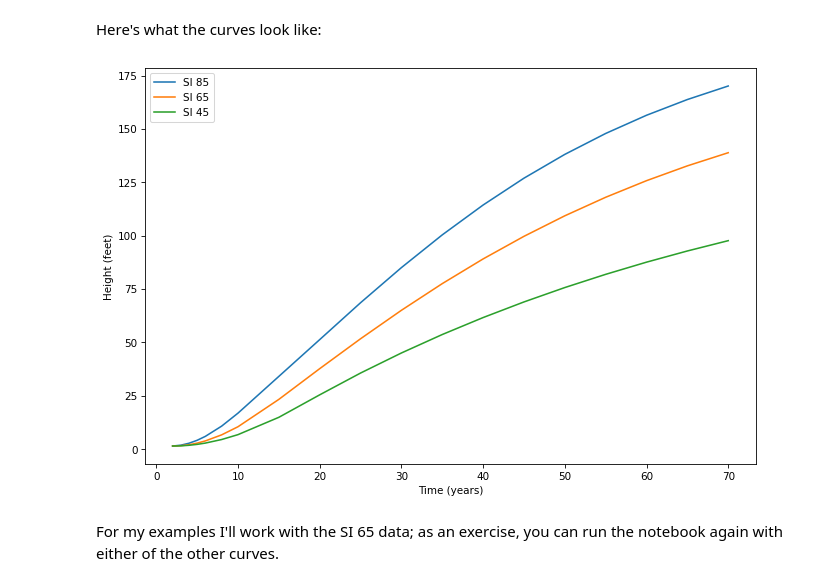
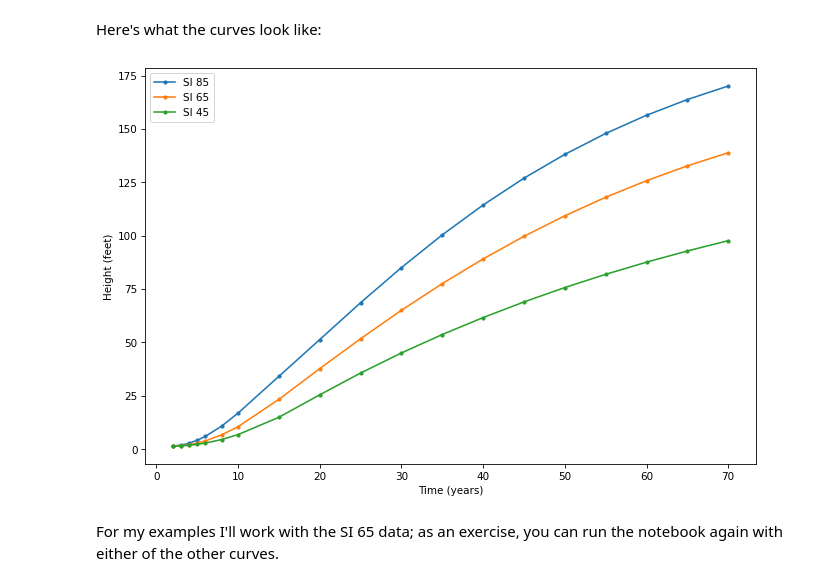
Before and after one commit to wutmeownow/phys441, a Jupyter notebook: JupyterNotebooks/Week9/trees.ipynb, the cells around one changed output. Drawn from its saved outputs; the diff is of its cells as text; code cells hidden in the pictures.

```diff
--- a/JupyterNotebooks/Week9/trees.ipynb
+++ b/JupyterNotebooks/Week9/trees.ipynb
@@ -47,13 +47,13 @@ site85 = TimeSeries([1.4, 1.8, 2.71, 4.09, 5.92, 10.73, 16.81,
 # %% [markdown]
 Here's what the curves look like:
 # %%
-site85.plot(label='SI 85')
-site65.plot(label='SI 65')
-site45.plot(label='SI 45')
+site85.plot(label='SI 85', style='.-')
+site65.plot(label='SI 65', style='.-')
+site45.plot(label='SI 45', style='.-')
 decorate(xlabel='Time (years)',
          ylabel='Height (feet)')
 # %% [output]
-[figure, old version]
+[figure, new version]
 # %% [markdown]
 For my examples I'll work with the SI 65 data; as an exercise, you can run the notebook again with either of the other curves.
 # %%
```
Also changed, not shown: parts of 9 cells of this notebook.
